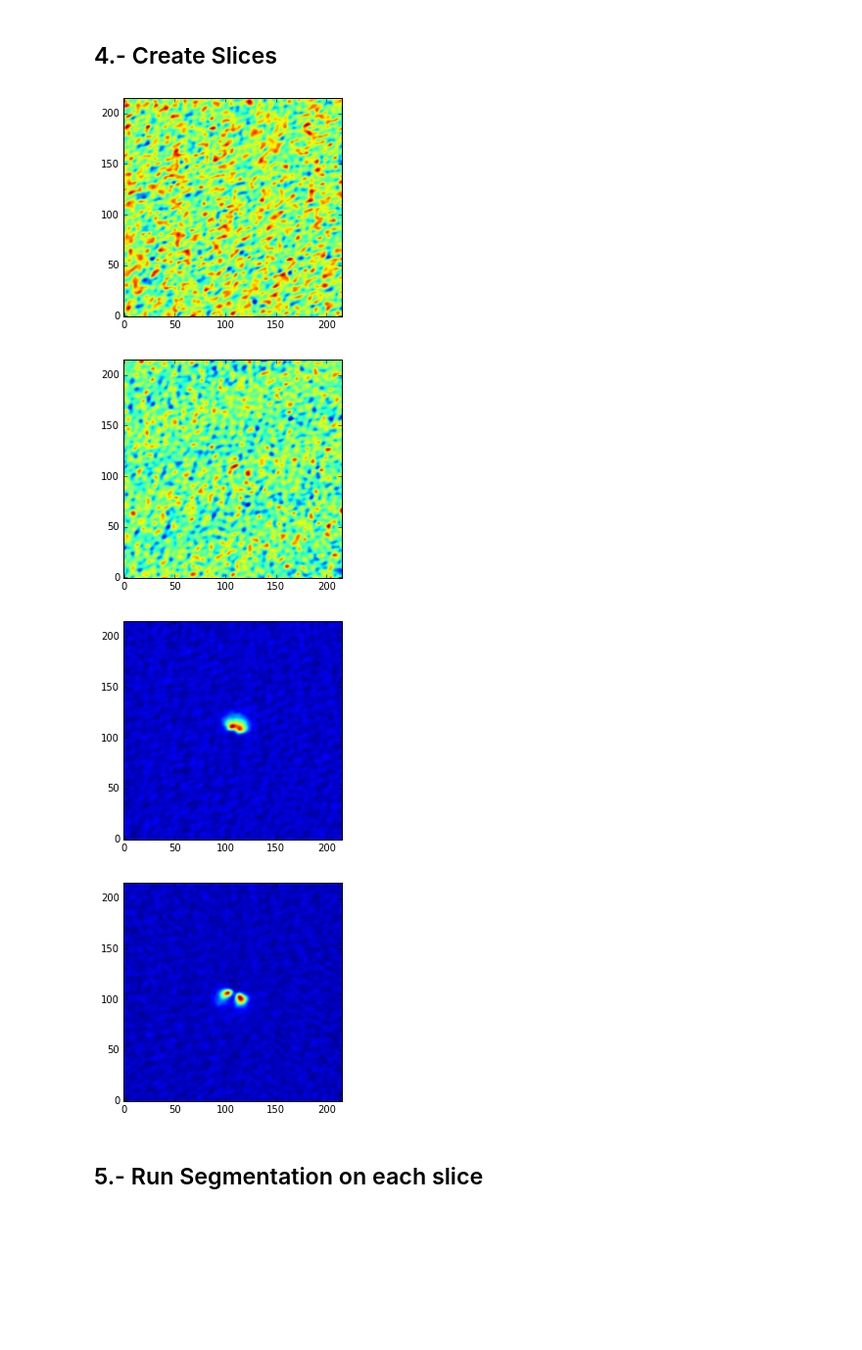
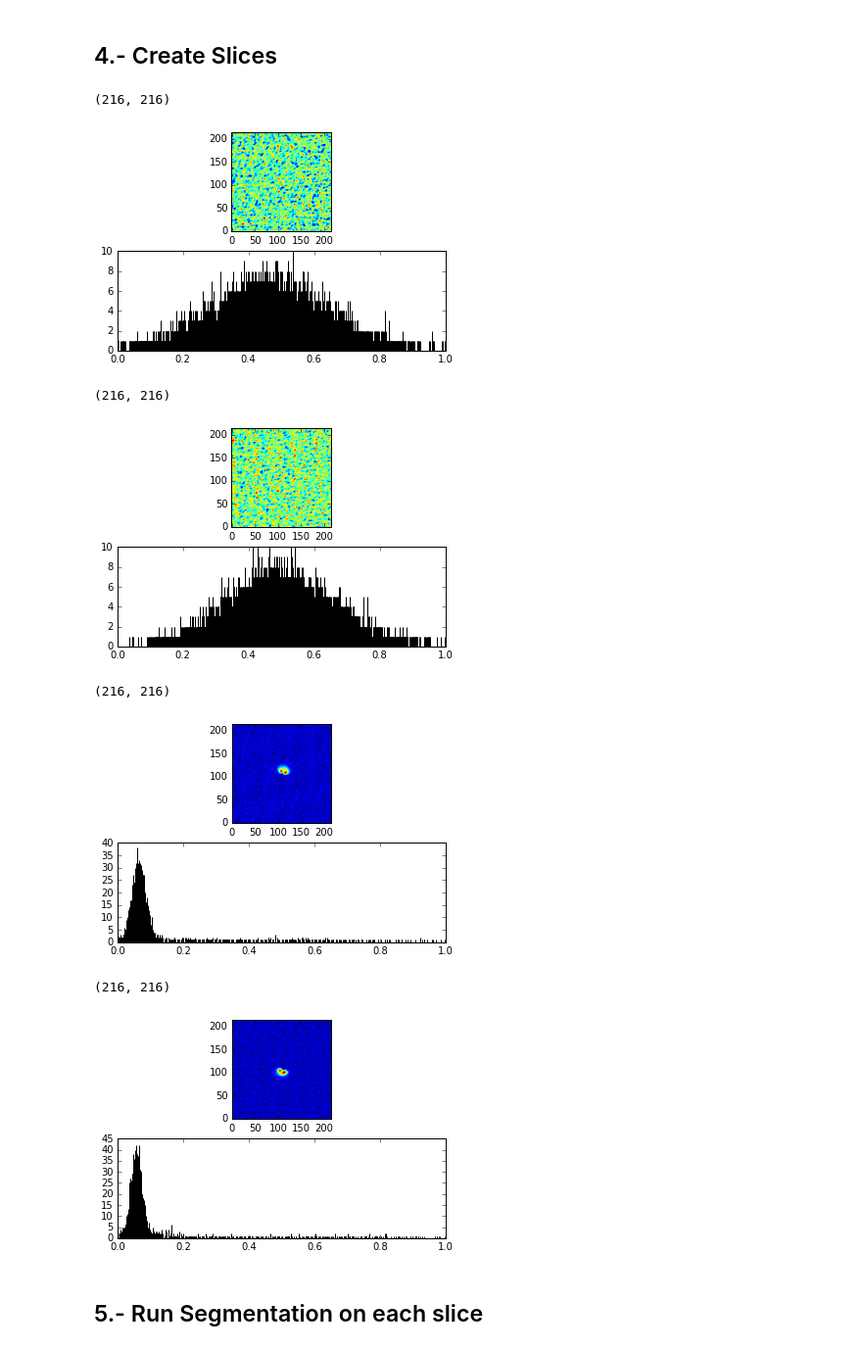
Before and after one commit to ChileanVirtualObservatory/acalib, a Jupyter notebook: notebooks/Gaussian ROI Detect.ipynb, the cells around one changed output. Shown at 98% size. Saved outputs shown, nothing was run; the diff lists cells and outputs as text; code cells hidden in the pictures; blank space fills up the shorter version.

Commit message:
Fixed Gaussian Roi Detect

```diff
--- a/notebooks/Gaussian ROI Detect.ipynb
+++ b/notebooks/Gaussian ROI Detect.ipynb
@@ -13,12 +13,19 @@ import numpy as np
 # %% [markdown]
 ## 2.- Reading Data to AContainer
 # %%
+#Path to fits folder
 binpath = '../bindata/'
-ss = ri.SpectraSketcher()
-gs = ri.GaussianSegmentation()
 c = acalib.AContainer()
+
+#Loading fits to container
 io.load_to_cont(binpath+'ALMA01000740.fits',c)
 cube = c.primary
+
+#Creating Spectra Sketcher and Gaussian Segmentation
+ss = ri.SpectraSketcher(cube.data)
+gs = ri.GaussianSegmentation(prob=0.05, precision=2./100)
+
+#Stacking cube to show emissions
 plt.imshow(cube.stack())
 plt.show()
 cube.shape()
@@ -35,12 +44,12 @@ INFO:astropy:4D data detected: assuming RA-DEC-FREQ-STOKES (like CASA-generated
 # %%
 #Getting frecuencies
-xs = cube.shape()[0]
-ys = cube.shape()[1]
+xs = cube.shape()[1]
+ys = cube.shape()[2]
 frecs_len = cube.shape()[0]
 frecs = range(frecs_len)
 
 #Creating spectra sketch
-spectra,slices = ss.cube_spectra(cube,(xs*ys)/20)
+spectra,slices = ss.cube_spectra((xs*ys)/100)
 
 #Plotting spectra
 plt.bar(frecs,spectra)
@@ -56,16 +62,26 @@ slices
 ## 4.- Create Slices
 # %%
 ppslices = []
-for slic in slices:
+for i,slic in enumerate(slices):
+    fig = plt.figure()
     image = ss.vel_stacking(cube,slic.start,slic.stop)
+
+    ax = fig.add_subplot(1,2, 1)
+    ax.imshow(image, origin='image')
+    print image.shape
+    ax = fig.add_subplot(1,256, 2)
+    ax.hist(image, bins=256)
+    plt.show()
     ppslices.append(image)
-    plt.imshow(image, origin='image')
-    plt.show()
 # %% [output]
+(216, 216)
-[figure, old version]
+[figure, new version]
+(216, 216)
-[figure, old version]
+[figure, new version]
+(216, 216)
-[figure, old version]
+[figure, new version]
+(216, 216)
-[figure, old version]
+[figure, new version]
 # %% [markdown]
 ## 5.- Run Segmentation on each slice
 # %% [markdown]
```
Also changed, not shown: parts of 3 cells of this notebook, 1 other file.
